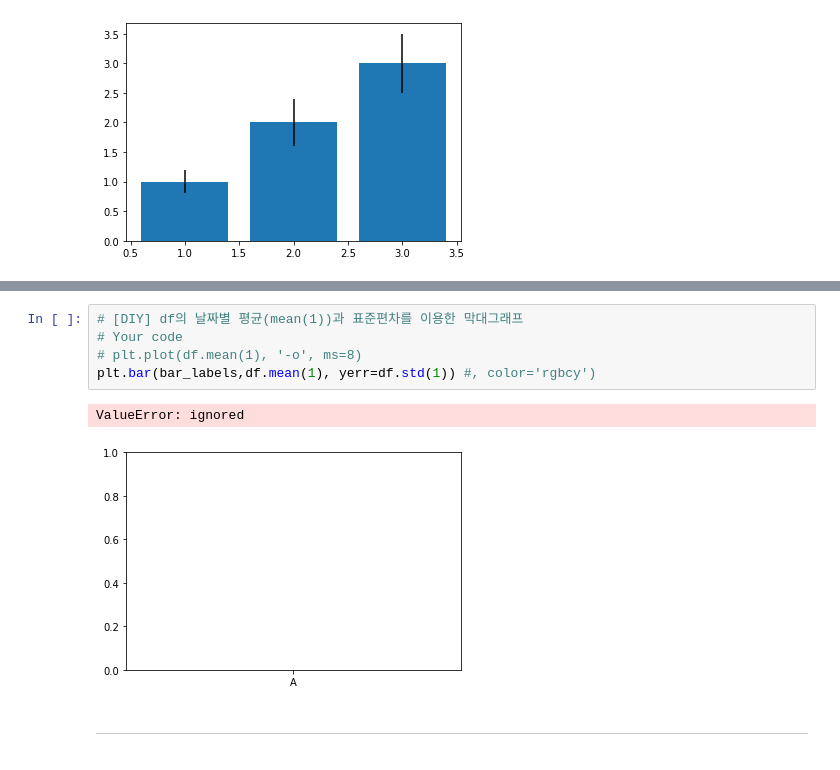
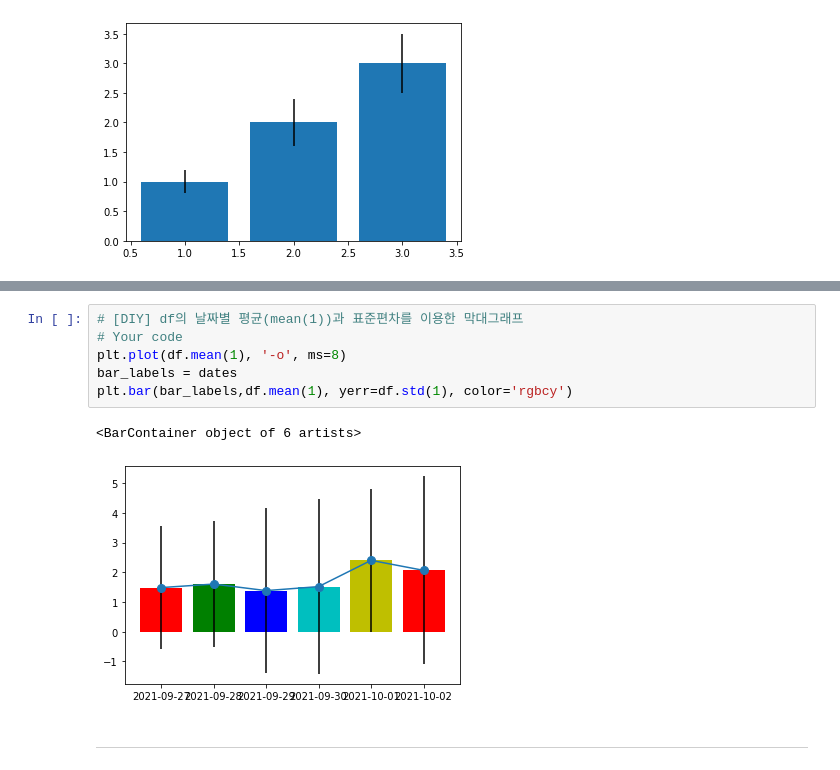
Before and after one commit to SALRIGO/pdm04, a Jupyter notebook: py-pandas/pandas_3_harnessing_df.ipynb, the cells around one changed output, grey strips where cells are left out. Cells and saved outputs as stored; diff of their text form.

```diff
--- a/py-pandas/pandas_3_harnessing_df.ipynb
+++ b/py-pandas/pandas_3_harnessing_df.ipynb
@@ -351,10 +359,11 @@ df
 # %%
 # [DIY] df의 날짜별 평균(mean(1))과 표준편차를 이용한 막대그래프
 # Your code
-# plt.plot(df.mean(1), '-o', ms=8)
-plt.bar(bar_labels,df.mean(1), yerr=df.std(1)) #, color='rgbcy')
+plt.plot(df.mean(1), '-o', ms=8)
+bar_labels = dates
+plt.bar(bar_labels,df.mean(1), yerr=df.std(1), color='rgbcy')
 # %% [output]
-ValueError: ignored
+<BarContainer object of 6 artists>
-[figure, old version]
+[figure, new version]
 # %% [markdown]
 ---
```
Also changed, not shown: parts of 17 cells of this notebook.
